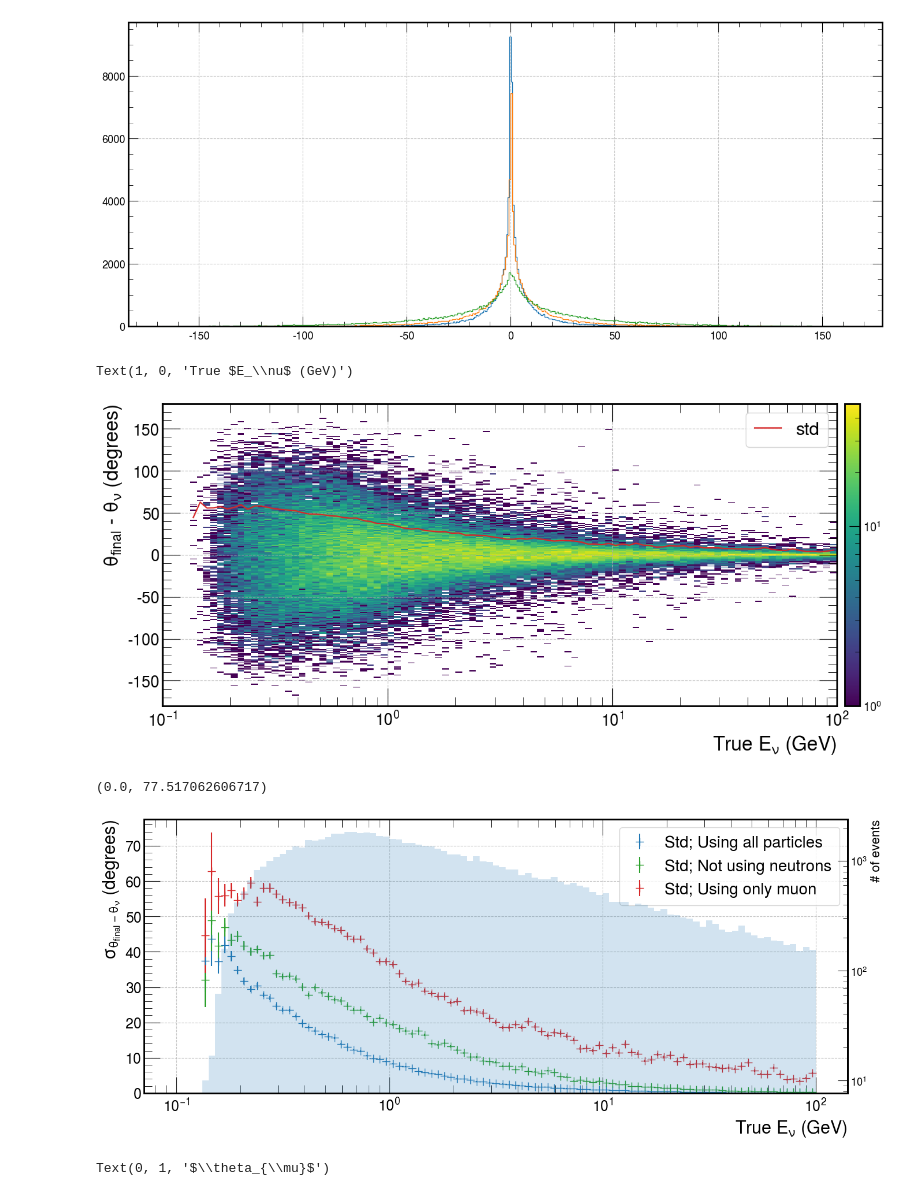
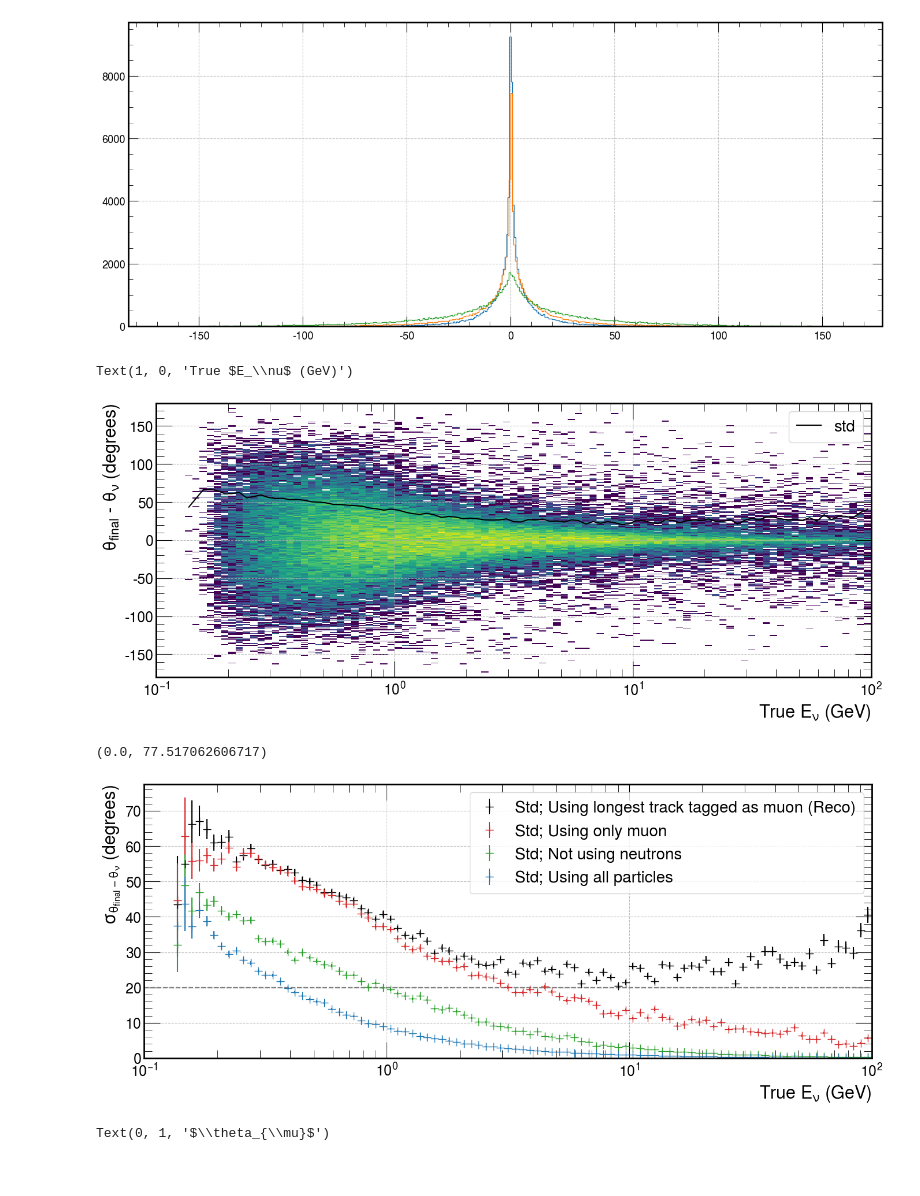
Before and after one commit to hvsouza/apc_atmo_repo, a Jupyter notebook: personal/Henrique/Analysis/atmo_50k_AV_2.5_random/angle_analysis_zenith.ipynb, the cells around one changed output. Drawn from its saved outputs; the diff is of its cells as text; code cells hidden in the pictures.

```diff
--- a/personal/Henrique/Analysis/atmo_50k_AV_2.5_random/angle_analysis_zenith.ipynb
+++ b/personal/Henrique/Analysis/atmo_50k_AV_2.5_random/angle_analysis_zenith.ipynb
@@ -139,25 +139,26 @@ plt.hist(g_only_mu['zenith_diff'], bins=400, histtype='step');
 [figure]
 # %%
 def plot_zenith_vs_energy_2d(df:pl.DataFrame, binsx, binsy, varx='enu_truth', vary='zenith_diff', ylabel=['final',r'\nu'], **kwargs):
+    plt.figure(figsize=(14,6))
     plt.hist2d(df[varx], df[vary], bins=[binsx,binsy], norm='log', **kwargs);
     plt.xscale('log')
     from scipy.stats import binned_statistic
     std, _, _ = binned_statistic(df[varx], df[vary], 'std', binsx)
 
-    plt.plot(0.5*(binsx[:-1] + binsx[1:]), std, color='C3', label='std')
+    plt.plot(0.5*(binsx[:-1] + binsx[1:]), std, color='k', label='std')
     plt.tick_params(which='both',labelsize=18)
     plt.tick_params(which='major',size=20)
     plt.tick_params(which='minor',size=10)
     plt.ylabel(fr'$\theta_{{{ylabel[0]}}}$ - $\theta_{{{ylabel[1]}}}$ (degrees)', fontsize=22)
-    plt.colorbar(pad=0.01)
+    # plt.colorbar(pad=0.01)
     legend = plt.legend(loc='upper right', fontsize=20)
 binsx = np.logspace(-1,2,100)
 binsy = np.linspace(-180,180,300)
-plot_zenith_vs_energy_2d(g_only_mu, binsx, binsy)
+plot_zenith_vs_energy_2d(longest_mu, binsx, binsy)
 plt.xlabel(r'True $E_\nu$ (GeV)', fontsize=22)
 # %% [output]
 Text(1, 0, 'True $E_\\nu$ (GeV)')
-[figure, old version]
+[figure, new version]
 # %%
 from scipy.stats import binned_statistic
 def plot_zenith_vs_energy(df:pl.DataFrame, binsx, varx='enu_truth', vary='zenith_diff', fmt = '+', plot_n_events=False, **kwargs):
@@ -174,7 +175,9 @@ def plot_zenith_vs_energy(df:pl.DataFrame, binsx, varx='enu_truth', vary='zenith
     ax.tick_params(which='minor',size=10)
     ax.set_ylabel(r'$\sigma_{\theta_{final} - \theta_\nu}$ (degrees)', fontsize=22)
     ax.set_xscale('log')
+    plt.axhline(20,ls='--',c='gray')
     legend = plt.legend(loc='upper right', fontsize=20)
+    plt.xlim(0.1,100)
     if plot_n_events:
         ax2 = ax.twinx()
         ax2.hist(binsx[:-1], binsx, weights=counts, alpha=0.2)
@@ -185,14 +188,15 @@ def plot_zenith_vs_energy(df:pl.DataFrame, binsx, varx='enu_truth', vary='zenith
 
 binsx = np.logspace(-1,2,100)
 binsy = np.linspace(-180,180,300)
+plot_zenith_vs_energy(longest_mu, binsx, markersize=10, label='Std; Using longest track tagged as muon (Reco)', color='k', plot_n_events=False)#j, fmt='o')
+plot_zenith_vs_energy(g_only_mu, binsx,  markersize=10, label='Std; Using only muon', color='C3', plot_n_events=False)
+plot_zenith_vs_energy(g_all_minus_n, binsx,  markersize=10, label='Std; Not using neutrons', color='C2')
 plot_zenith_vs_energy(g_all_particles, binsx, markersize=10, label='Std; Using all particles')#j, fmt='o')
-plot_zenith_vs_energy(g_all_minus_n, binsx,  markersize=10, label='Std; Not using neutrons', color='C2')
-plot_zenith_vs_energy(g_only_mu, binsx,  markersize=10, label='Std; Using only muon', color='C3', plot_n_events=True)
 plt.xlabel(r'True $E_\nu$ (GeV)', fontsize=22)
 plt.ylim(bottom=0)
 # %% [output]
 (0.0, 77.517062606717)
-[figure, old version]
+[figure, new version]
 # %%
 fig, axs = plt.subplots(1,2)
 dftest = g_only_mu.filter(pl.col('nuPDG_truth')==-14)
```
Also changed, not shown: parts of 5 cells of this notebook, 4 other files.
